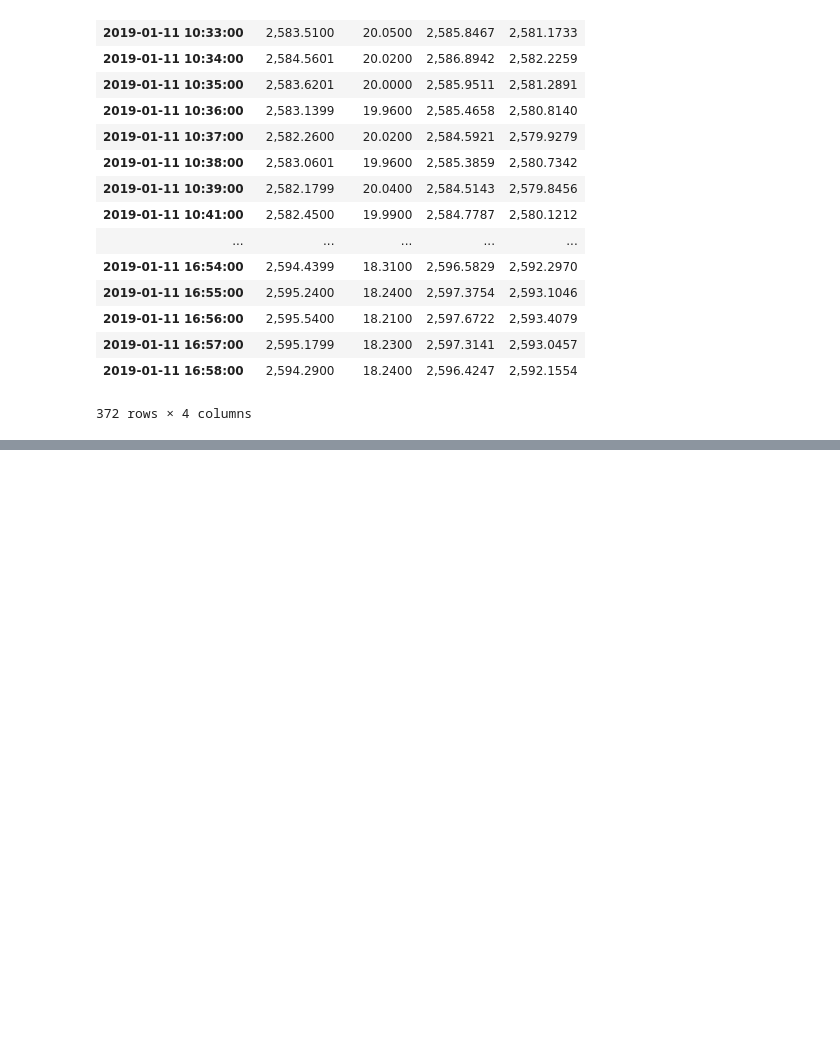
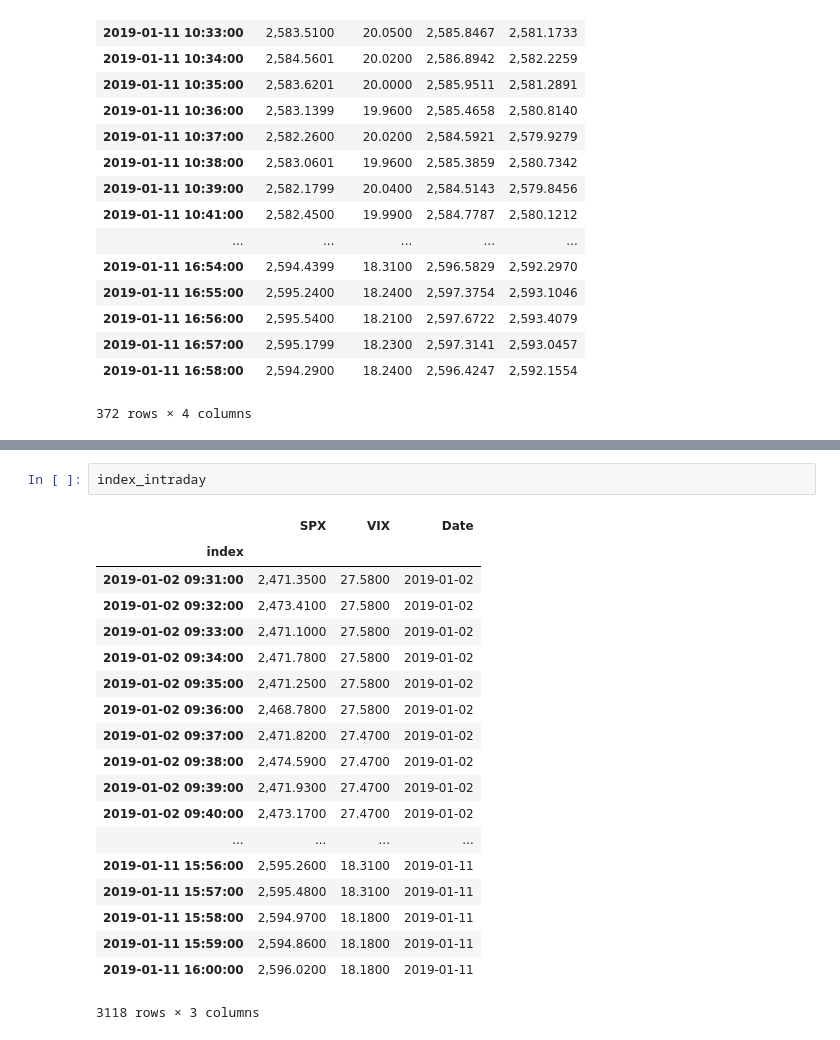
Before and after one commit to auto-d1dact/Trading, a Jupyter notebook: Notebooks/Expiration Options Pricing.ipynb, the cells around one changed output, grey strips where cells are left out. Cells and saved outputs as stored; diff of their text form; blank space fills up the shorter version.

```diff
--- a/Notebooks/Expiration Options Pricing.ipynb
+++ b/Notebooks/Expiration Options Pricing.ipynb
@@ -130,0 +226,22 @@ spx_bands
+# %%
+index_intraday
+# %% [output]
+|  | SPX | VIX | Date |
+| index |  |  |  |
+| 2019-01-02 09:31:00 | 2,471.3500 | 27.5800 | 2019-01-02 |
+| 2019-01-02 09:32:00 | 2,473.4100 | 27.5800 | 2019-01-02 |
+| 2019-01-02 09:33:00 | 2,471.1000 | 27.5800 | 2019-01-02 |
+| 2019-01-02 09:34:00 | 2,471.7800 | 27.5800 | 2019-01-02 |
+| 2019-01-02 09:35:00 | 2,471.2500 | 27.5800 | 2019-01-02 |
+| 2019-01-02 09:36:00 | 2,468.7800 | 27.5800 | 2019-01-02 |
+| 2019-01-02 09:37:00 | 2,471.8200 | 27.4700 | 2019-01-02 |
+| 2019-01-02 09:38:00 | 2,474.5900 | 27.4700 | 2019-01-02 |
+| 2019-01-02 09:39:00 | 2,471.9300 | 27.4700 | 2019-01-02 |
+| 2019-01-02 09:40:00 | 2,473.1700 | 27.4700 | 2019-01-02 |
+| ... | ... | ... | ... |
+| 2019-01-11 15:56:00 | 2,595.2600 | 18.3100 | 2019-01-11 |
+| 2019-01-11 15:57:00 | 2,595.4800 | 18.3100 | 2019-01-11 |
+| 2019-01-11 15:58:00 | 2,594.9700 | 18.1800 | 2019-01-11 |
+| 2019-01-11 15:59:00 | 2,594.8600 | 18.1800 | 2019-01-11 |
+| 2019-01-11 16:00:00 | 2,596.0200 | 18.1800 | 2019-01-11 |
+3118 rows × 3 columns
```
Also changed, not shown: parts of 13 cells of this notebook, 3 other files.
